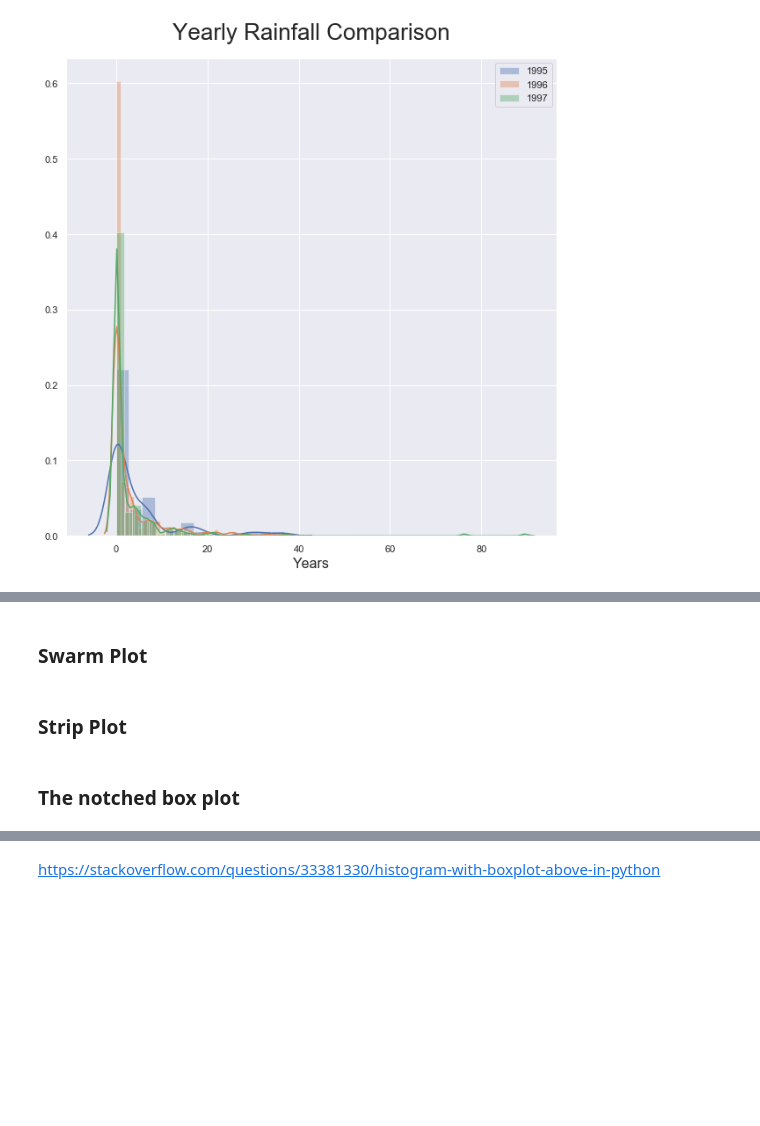
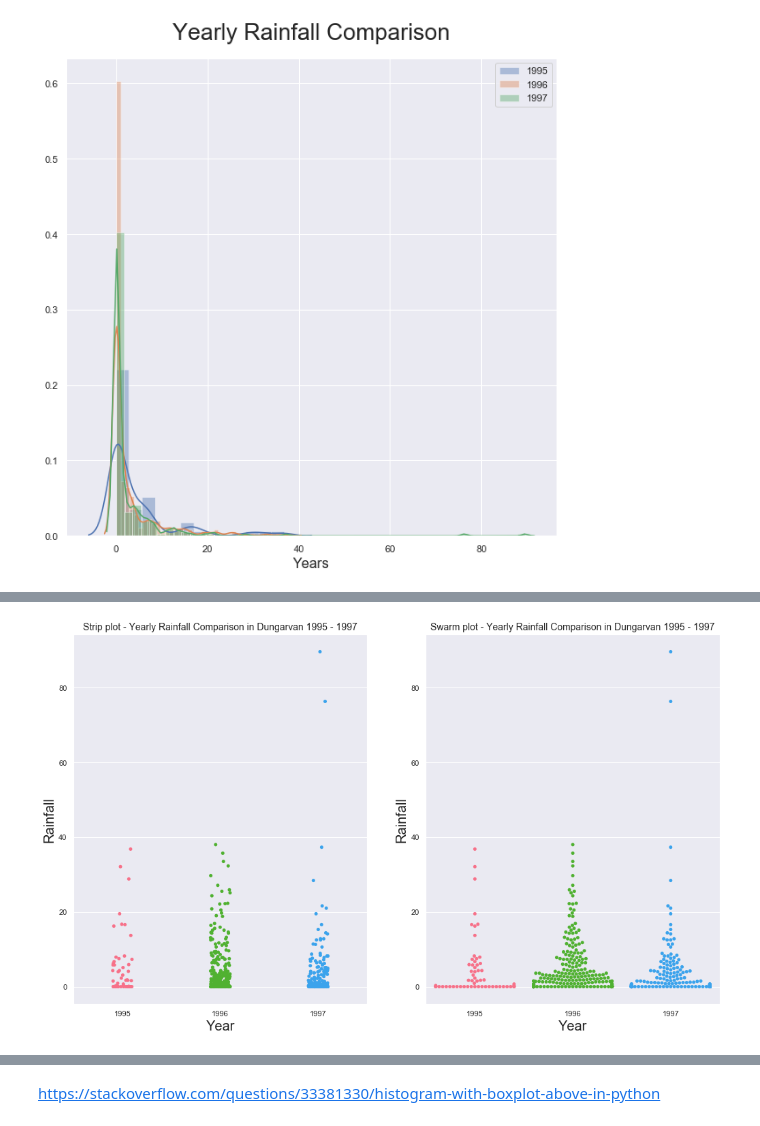
Before and after one commit to RitRa/Box-Plot-Project, a Jupyter notebook: Box Plot Project.ipynb, the cells around one changed output, grey strips where cells are left out. Cells and saved outputs as stored; diff of their text form; code cells hidden in the pictures; blank space fills up the shorter version.

```diff
--- a/Box Plot Project.ipynb
+++ b/Box Plot Project.ipynb
@@ -353,15 +412,25 @@ More examples: https://seaborn.pydata.org/generated/seaborn.boxenplot.html
 # %%
 %matplotlib inline
 
-fig, ax = plt.subplots()
-fig.set_size_inches((10,10))
+fig, ax = plt.subplots(1,2, figsize=(17,10))
 
-plot = sns.boxenplot(x='year', y ='rain', data=df)
+plot1 = sns.stripplot(x='year', y ='rain', data=df, jitter=True,  ax=ax[0])
 
-plot.set_title('Yearly Rainfall Comparison in Dungarvan 1995 - 1997',fontsize=20)
+
+# plot swarmplot
+plot = sns.swarmplot(x='year', y ='rain', data=df, ax=ax[1])
+
+# titles
+plot1.set_title('Strip plot - Yearly Rainfall Comparison in Dungarvan 1995 - 1997',fontsize=14)
+plot.set_title('Swarm plot - Yearly Rainfall Comparison in Dungarvan 1995 - 1997',fontsize=14)
+
+#labels
+plot1.set_ylabel('Rainfall',fontsize=20)
+plot1.set_xlabel('Year',fontsize=20)
 plot.set_ylabel('Rainfall',fontsize=20)
 plot.set_xlabel('Year',fontsize=20)
 
+# show plot
 plt.show()
+# %% [output]
+[figure, added]
-# %% [markdown]
-### Swarm Plot
@@ -375,2 +436,0 @@ sns.swarmplot(x='year', y ='rain', data=df)
-# %% [markdown]
-### Strip Plot
@@ -384,2 +436,0 @@ ax = sns.stripplot(x='year', y ='rain', data=df, jitter=True)
-# %% [markdown]
-### The notched box plot
```
Also changed, not shown: parts of 20 cells of this notebook.
